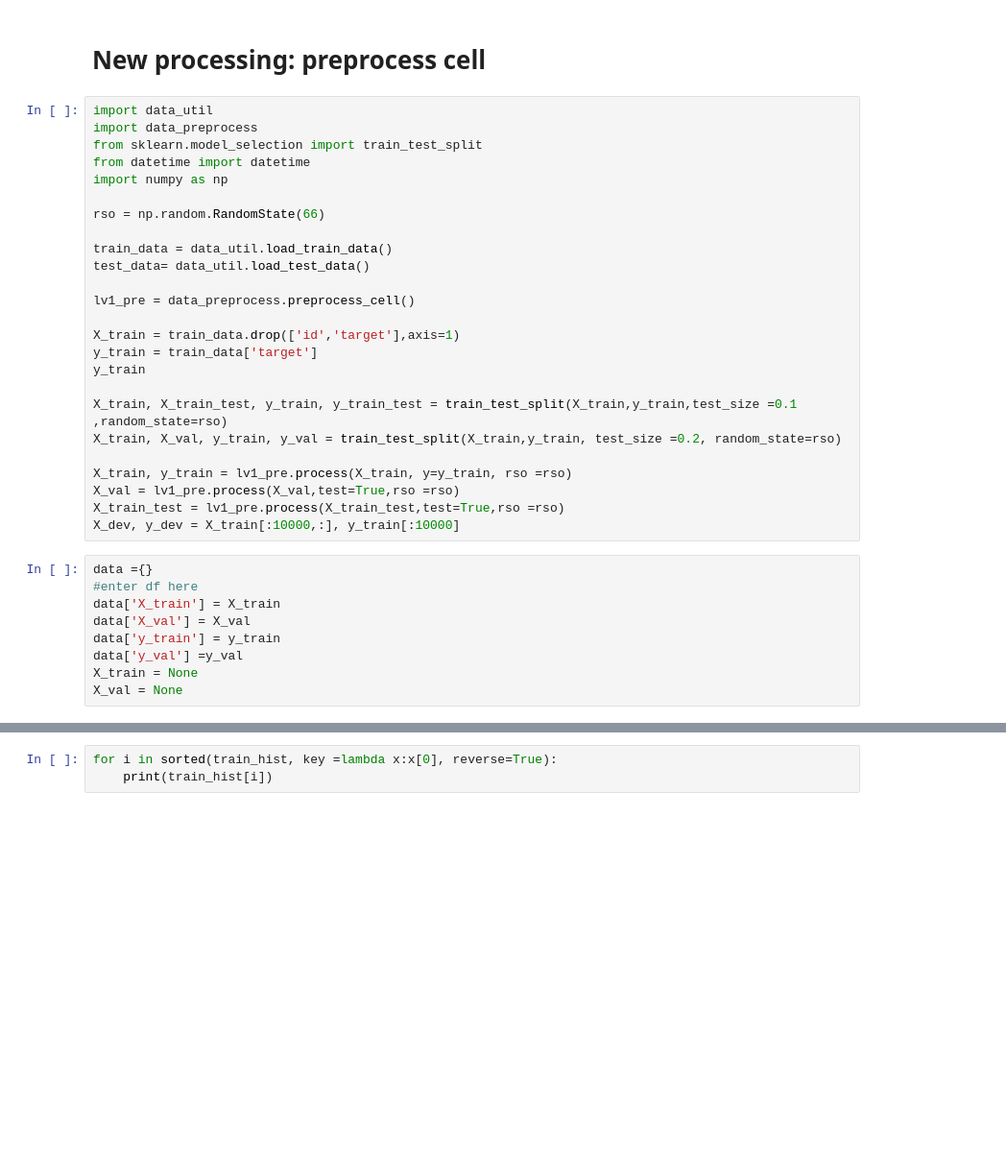
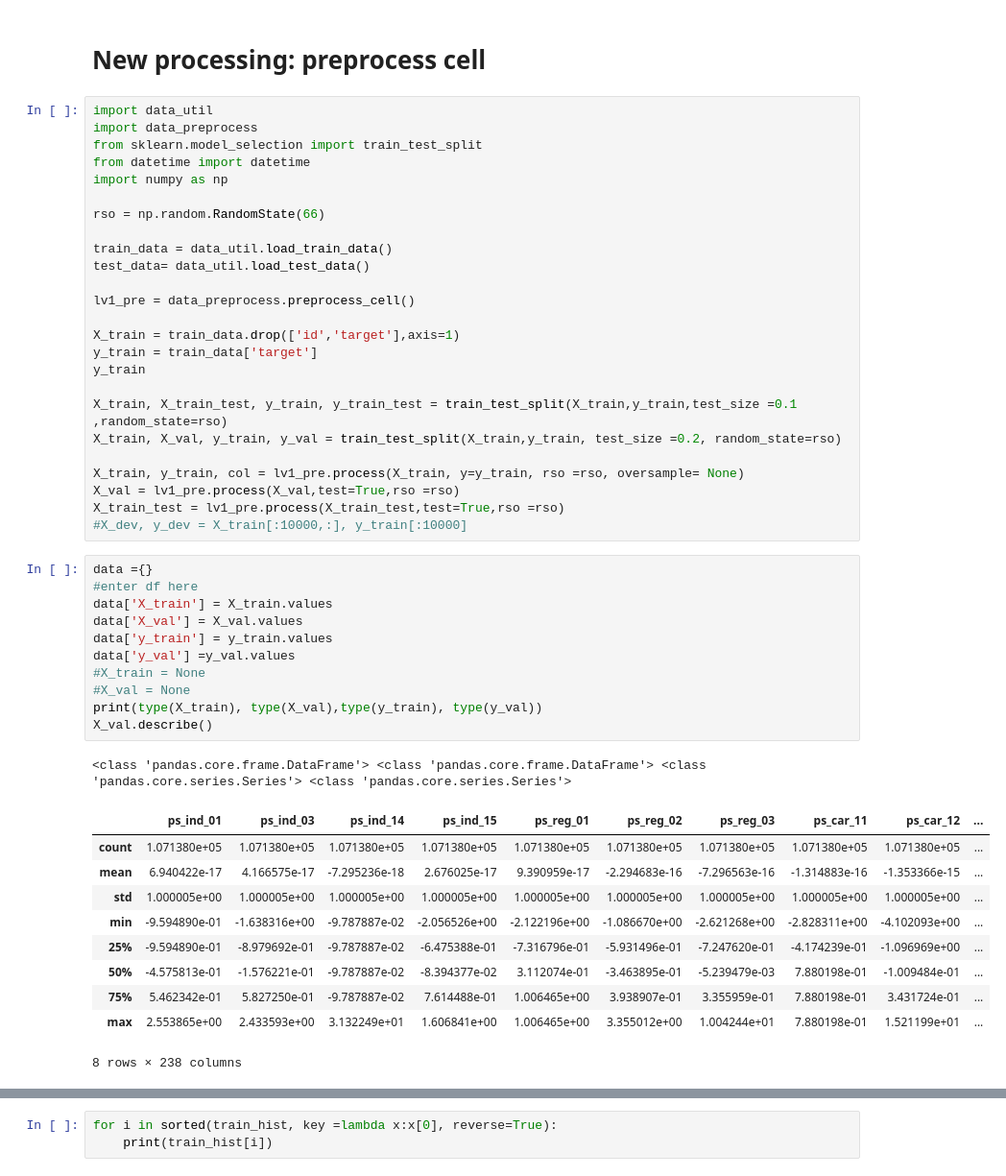
Before and after one commit to FDSMlhn/Kaggle_Competition_Husky, a Jupyter notebook: safe_driver_prediction/Modelling.ipynb, the cells around one changed output, grey strips where cells are left out. Shown at 96% size. Saved outputs shown, nothing was run; the diff lists cells and outputs as text; blank space fills up the shorter version.

```diff
--- a/safe_driver_prediction/Modelling.ipynb
+++ b/safe_driver_prediction/Modelling.ipynb
@@ -585,19 +586,33 @@ y_train
 X_train, X_train_test, y_train, y_train_test = train_test_split(X_train,y_train,test_size =0.1 ,random_state=rso)
 X_train, X_val, y_train, y_val = train_test_split(X_train,y_train, test_size =0.2, random_state=rso)
 
-X_train, y_train = lv1_pre.process(X_train, y=y_train, rso =rso)
+X_train, y_train, col = lv1_pre.process(X_train, y=y_train, rso =rso, oversample= None)
 X_val = lv1_pre.process(X_val,test=True,rso =rso)
 X_train_test = lv1_pre.process(X_train_test,test=True,rso =rso)
-X_dev, y_dev = X_train[:10000,:], y_train[:10000]
+#X_dev, y_dev = X_train[:10000,:], y_train[:10000]
 # %%
 data ={}
 #enter df here
-data['X_train'] = X_train
-data['X_val'] = X_val
-data['y_train'] = y_train
-data['y_val'] =y_val
-X_train = None
-X_val = None
+data['X_train'] = X_train.values
+data['X_val'] = X_val.values
+data['y_train'] = y_train.values
+data['y_val'] =y_val.values
+#X_train = None
+#X_val = None
+print(type(X_train), type(X_val),type(y_train), type(y_val))
+X_val.describe()
+# %% [output]
+<class 'pandas.core.frame.DataFrame'> <class 'pandas.core.frame.DataFrame'> <class 'pandas.core.series.Series'> <class 'pandas.core.series.Series'>
+|  | ps_ind_01 | ps_ind_03 | ps_ind_14 | ps_ind_15 | ps_reg_01 | ps_reg_02 | ps_reg_03 | ps_car_11 | ps_car_12 | ... |
+| count | 1.071380e+05 | 1.071380e+05 | 1.071380e+05 | 1.071380e+05 | 1.071380e+05 | 1.071380e+05 | 1.071380e+05 | 1.071380e+05 | 1.071380e+05 | ... |
+| mean | 6.940422e-17 | 4.166575e-17 | -7.295236e-18 | 2.676025e-17 | 9.390959e-17 | -2.294683e-16 | -7.296563e-16 | -1.314883e-16 | -1.353366e-15 | ... |
+| std | 1.000005e+00 | 1.000005e+00 | 1.000005e+00 | 1.000005e+00 | 1.000005e+00 | 1.000005e+00 | 1.000005e+00 | 1.000005e+00 | 1.000005e+00 | ... |
+| min | -9.594890e-01 | -1.638316e+00 | -9.787887e-02 | -2.056526e+00 | -2.122196e+00 | -1.086670e+00 | -2.621268e+00 | -2.828311e+00 | -4.102093e+00 | ... |
+| 25% | -9.594890e-01 | -8.979692e-01 | -9.787887e-02 | -6.475388e-01 | -7.316796e-01 | -5.931496e-01 | -7.247620e-01 | -4.174239e-01 | -1.096969e+00 | ... |
+| 50% | -4.575813e-01 | -1.576221e-01 | -9.787887e-02 | -8.394377e-02 | 3.112074e-01 | -3.463895e-01 | -5.239479e-03 | 7.880198e-01 | -1.009484e-01 | ... |
+| 75% | 5.462342e-01 | 5.827250e-01 | -9.787887e-02 | 7.614488e-01 | 1.006465e+00 | 3.938907e-01 | 3.355959e-01 | 7.880198e-01 | 3.431724e-01 | ... |
+| max | 2.553865e+00 | 2.433593e+00 | 3.132249e+01 | 1.606841e+00 | 1.006465e+00 | 3.355012e+00 | 1.004244e+01 | 7.880198e-01 | 1.521199e+01 | ... |
+8 rows × 238 columns
 # %%
 from MY_NN import NeuralNetwork
 from datetime import datetime
```
Also changed, not shown: parts of 19 cells of this notebook, 3 other files.
